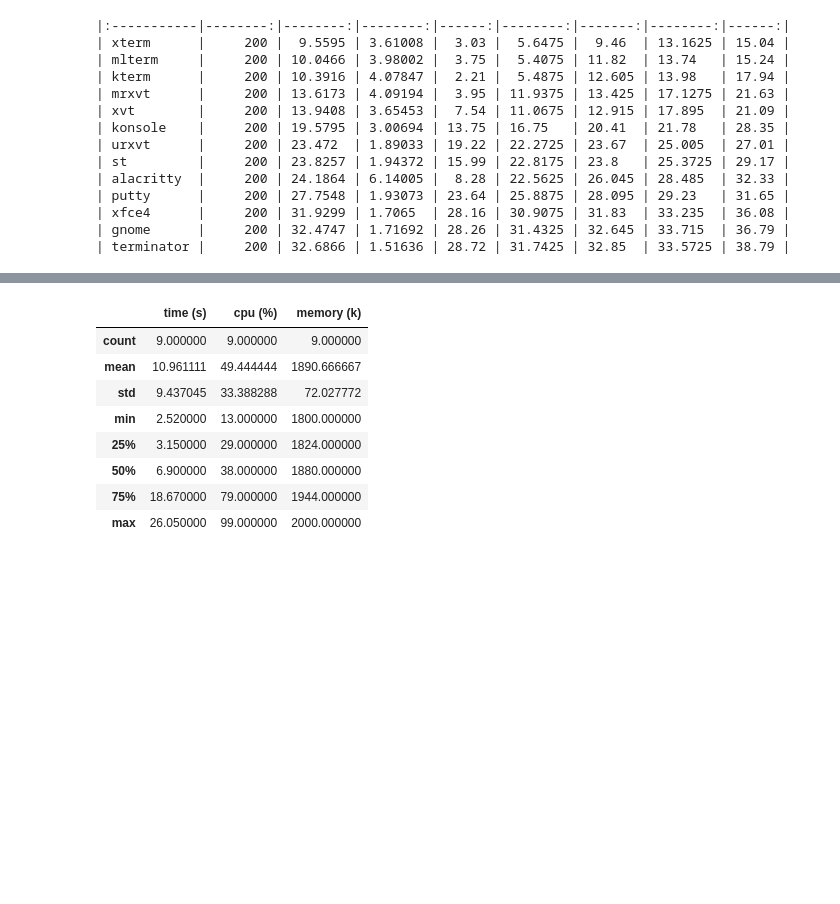
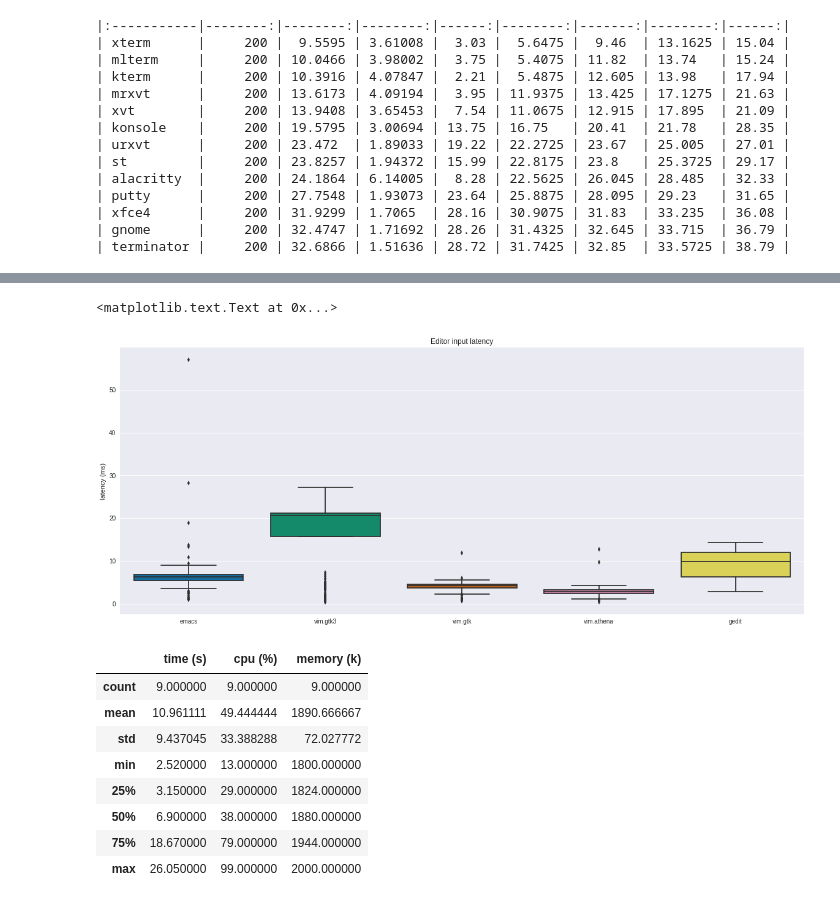
Before and after one commit to anarcat/terms-benchmarks, a Jupyter notebook: benchmarks.ipynb, the cells around one changed output, grey strips where cells are left out. Drawn from its saved outputs; the diff is of its cells as text; code cells hidden in the pictures; blank space fills up the shorter version.

Commit message:
add editors benchmarks

```diff
--- a/benchmarks.ipynb
+++ b/benchmarks.ipynb
@@ -64,0 +65,3 @@ ax.set_ylabel('latency (ms)')
+# %%
+latency = pandas.read_csv('editors.csv')
+latency.describe().transpose()
@@ -65,3 +75,14 @@ ax.set_ylabel('latency (ms)')
+# %%
+fig, _ = plt.subplots()
+fig.set_figwidth(FIG_WIDTH)
+fig.set_figheight(FIG_HEIGTH)
+
+ax = sns.boxplot(data=latency, palette='colorblind')
+ax.set_title('Editor input latency')
+ax.set_ylabel('latency (ms)')
+# %% [output]
+<matplotlib.text.Text at 0x...>
+[figure, added]
 # %%
 resources = pandas.read_csv('performance.csv')
 
```
Also changed, not shown: parts of 2 cells of this notebook, 1 other file.
